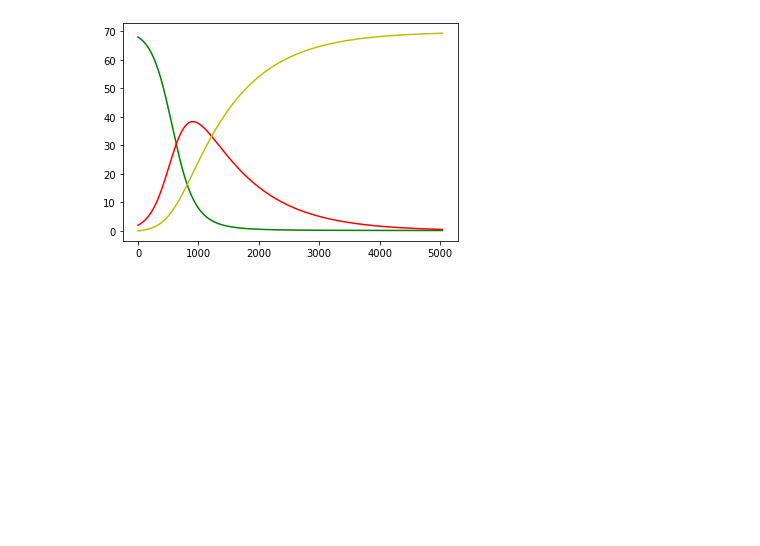
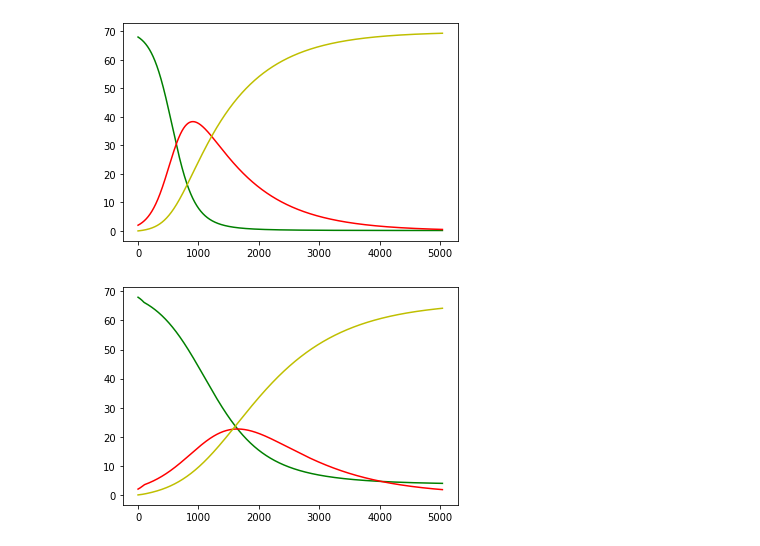
Before and after one commit to JGabrielt/epidemic-model, a Jupyter notebook: Modelo_plotagem.ipynb, the cells around one changed output. Drawn from its saved outputs; the diff is of its cells as text; code cells hidden in the pictures; blank space fills up the shorter version.

```diff
--- a/Modelo_plotagem.ipynb
+++ b/Modelo_plotagem.ipynb
@@ -15,3 +15,20 @@ plot.plot(r, 'y')
 plot.show()
 # %% [output]
 [figure]
+# %%
+import matplotlib.pyplot as plot
+
+content = [line.split(',') for line in open("saida.csv", "r").readlines()]
+
+t = [float(line.pop()[:-1]) for line in content]
+s = [float(line[0]) for line in content]
+i = [float(line[1]) for line in content]
+r = [float(line[2]) for line in content]
+
+plot.plot(s, 'g')
+plot.plot(i, 'r')
+plot.plot(r, 'y')
+
+plot.show()
+# %% [output]
+[figure, added]
```
Also changed, not shown: parts of 1 cell of this notebook.
